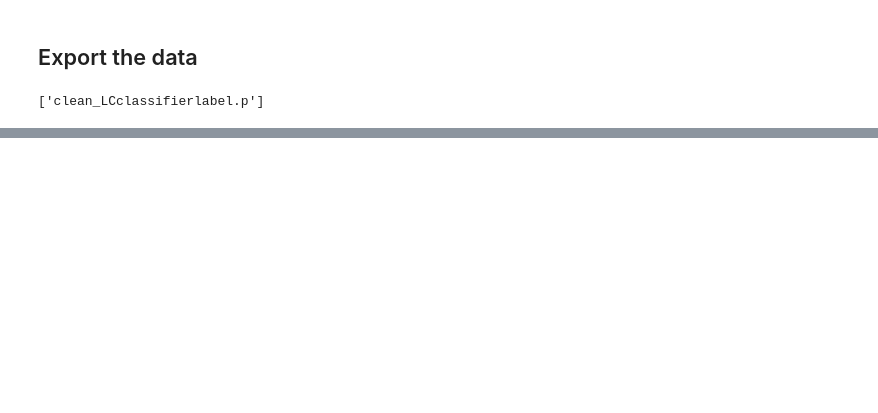
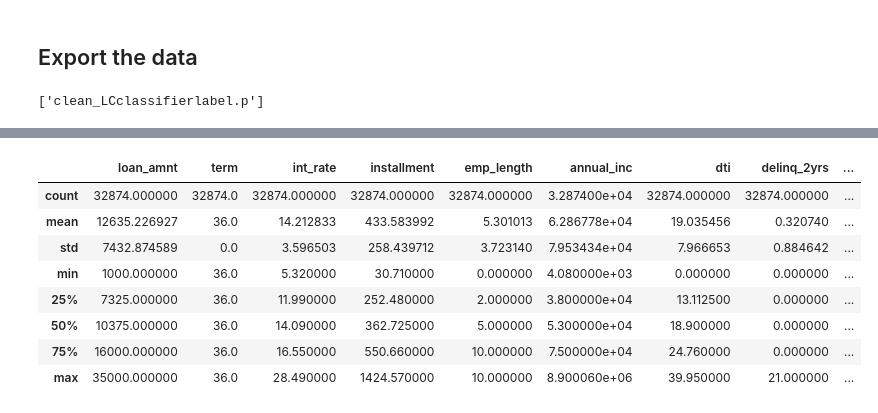
Before and after one commit to mccormd1/LCandR, a Jupyter notebook: LC_python/Data Cleaning.ipynb, the cells around one changed output, grey strips where cells are left out. Saved outputs shown, nothing was run; the diff lists cells and outputs as text; code cells hidden in the pictures; blank space fills up the shorter version.

```diff
--- a/LC_python/Data Cleaning.ipynb
+++ b/LC_python/Data Cleaning.ipynb
@@ -663,0 +680,12 @@ joblib.dump(classlabels,'clean_LCclassifierlabel.p')
+# %%
+feat_inform.query('class_label==0').describe()
+# %% [output]
+|  | loan_amnt | term | int_rate | installment | emp_length | annual_inc | dti | delinq_2yrs | ... |
+| count | 32874.000000 | 32874.0 | 32874.000000 | 32874.000000 | 32874.000000 | 3.287400e+04 | 32874.000000 | 32874.000000 | ... |
+| mean | 12635.226927 | 36.0 | 14.212833 | 433.583992 | 5.301013 | 6.286778e+04 | 19.035456 | 0.320740 | ... |
+| std | 7432.874589 | 0.0 | 3.596503 | 258.439712 | 3.723140 | 7.953434e+04 | 7.966653 | 0.884642 | ... |
+| min | 1000.000000 | 36.0 | 5.320000 | 30.710000 | 0.000000 | 4.080000e+03 | 0.000000 | 0.000000 | ... |
+| 25% | 7325.000000 | 36.0 | 11.990000 | 252.480000 | 2.000000 | 3.800000e+04 | 13.112500 | 0.000000 | ... |
+| 50% | 10375.000000 | 36.0 | 14.090000 | 362.725000 | 5.000000 | 5.300000e+04 | 18.900000 | 0.000000 | ... |
+| 75% | 16000.000000 | 36.0 | 16.550000 | 550.660000 | 10.000000 | 7.500000e+04 | 24.760000 | 0.000000 | ... |
+| max | 35000.000000 | 36.0 | 28.490000 | 1424.570000 | 10.000000 | 8.900060e+06 | 39.950000 | 21.000000 | ... |
```
Also changed, not shown: parts of 9 cells of this notebook, 3 other files.
